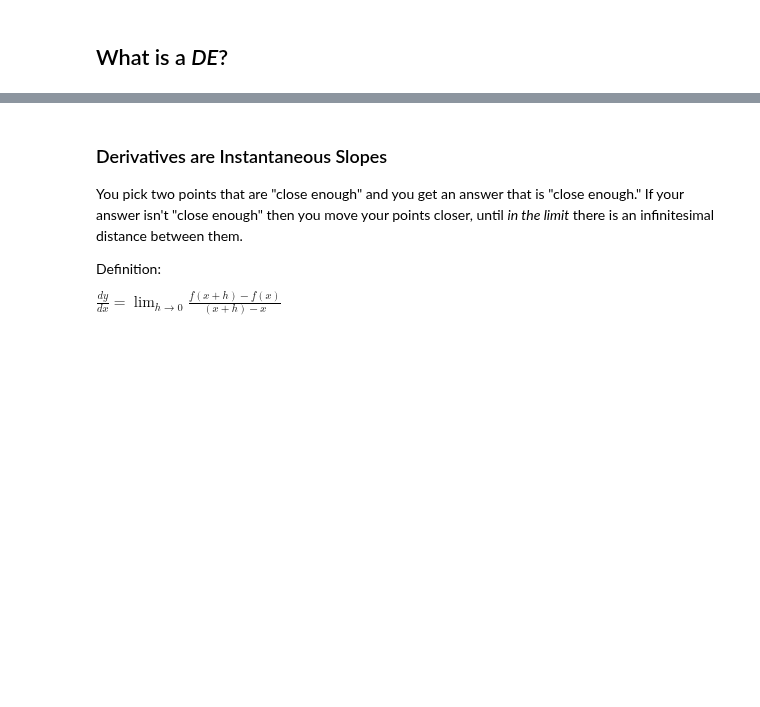
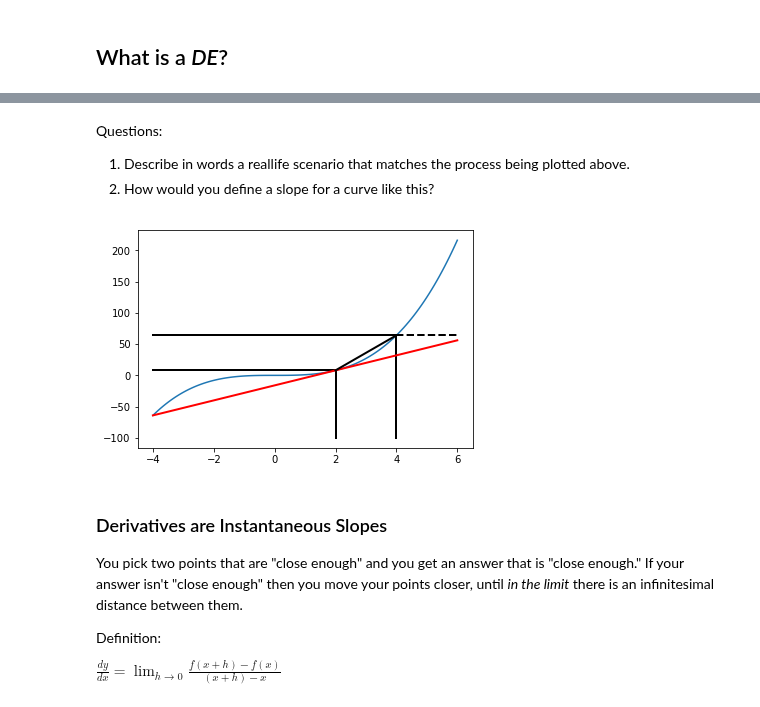
Before and after one commit to brittAnderson/compNeuroIntro420, a Jupyter notebook: notebooks/DE_Spikes/DEIntro.ipynb, the cells around one changed output, grey strips where cells are left out. Saved outputs shown, nothing was run; the diff lists cells and outputs as text; code cells hidden in the pictures; blank space fills up the shorter version.

```diff
--- a/notebooks/DE_Spikes/DEIntro.ipynb
+++ b/notebooks/DE_Spikes/DEIntro.ipynb
@@ -17,3 +82,21 @@ $f'(x)$
+# %% [markdown]
+Questions:
+1. Describe in words a reallife scenario that matches the process being plotted above.
+2. How would you define a slope for a curve like this?
+# %%
+a = np.linspace(-4,6,num=120)
+b = [x**3 for x in a];#list comprehension
+plt.plot(a,b)
+plt.plot([2,2],[-100,8], 'k-',lw=2)
+plt.plot([-4,2],[8,8], 'k-',lw=2)
+plt.plot([4,4],[64,-100], 'k-',lw=2)
+plt.plot([-4,6],[-64,56], 'r-',lw=2)
+plt.plot([-4,4],[64,64], 'k-',lw=2)
+plt.plot([4,6],[64,64], 'k--',lw=2)
+plt.plot([2,4],[8,64], 'k-',lw=2)
+plt.show()
+# %% [output]
+[figure, added]
 # %% [markdown]
 ### Derivatives are Instantaneous Slopes ###
 
```
Also changed, not shown: parts of 47 cells of this notebook.
